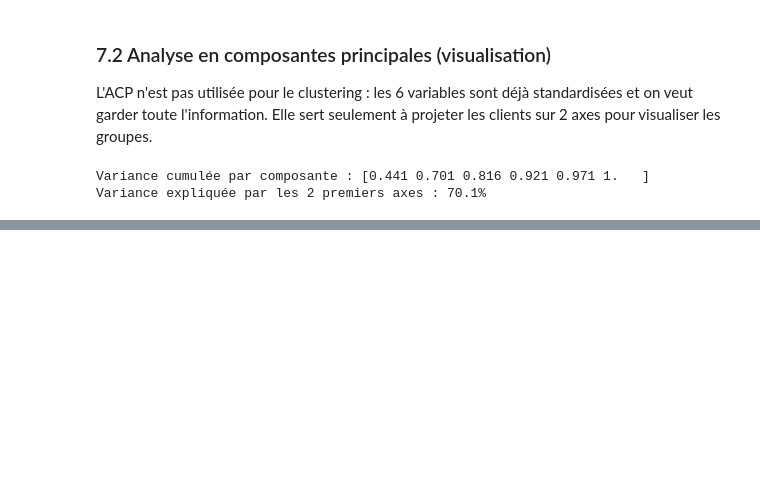
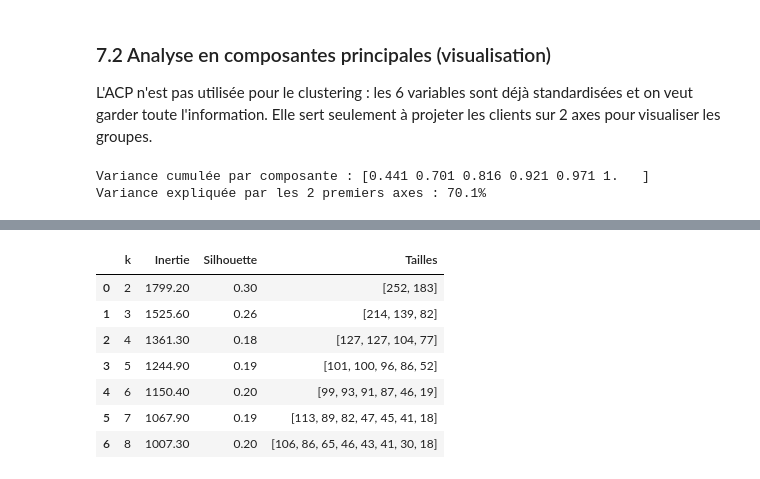
Before and after one commit to rokhayacoumbadiouf-bit/Segmentation_Client_ML, a Jupyter notebook: P1IA_ODC/projet_machine_learning/segmentaion_client.ipynb, the cells around one changed output, grey strips where cells are left out. Saved outputs shown, nothing was run; the diff lists cells and outputs as text; code cells hidden in the pictures; blank space fills up the shorter version.

Commit message:
Étape 7.3 : choix du nombre de clusters (inertie, silhouette, tailles)

```diff
--- a/P1IA_ODC/projet_machine_learning/segmentaion_client.ipynb
+++ b/P1IA_ODC/projet_machine_learning/segmentaion_client.ipynb
@@ -1348,0 +1353,24 @@ Variance expliquée par les 2 premiers axes : 70.1%
+# %%
+from sklearn.cluster import KMeans
+from sklearn.metrics import silhouette_score
+
+resultats = []
+for k in range(2, 9):
+    km = KMeans(n_clusters=k, n_init=20, random_state=RANDOM_STATE).fit(X_scaled)
+    resultats.append({
+        "k": k,
+        "Inertie": round(km.inertia_, 1),
+        "Silhouette": round(silhouette_score(X_scaled, km.labels_), 3),
+        "Tailles": sorted(pd.Series(km.labels_).value_counts().tolist(), reverse=True),
+    })
+
+pd.DataFrame(resultats)
+# %% [output]
+|  | k | Inertie | Silhouette | Tailles |
+| 0 | 2 | 1799.20 | 0.30 | [252, 183] |
+| 1 | 3 | 1525.60 | 0.26 | [214, 139, 82] |
+| 2 | 4 | 1361.30 | 0.18 | [127, 127, 104, 77] |
+| 3 | 5 | 1244.90 | 0.19 | [101, 100, 96, 86, 52] |
+| 4 | 6 | 1150.40 | 0.20 | [99, 93, 91, 87, 46, 19] |
+| 5 | 7 | 1067.90 | 0.19 | [113, 89, 82, 47, 45, 41, 18] |
+| 6 | 8 | 1007.30 | 0.20 | [106, 86, 65, 46, 43, 41, 30, 18] |
```
Also changed, not shown: parts of 2 cells of this notebook.
